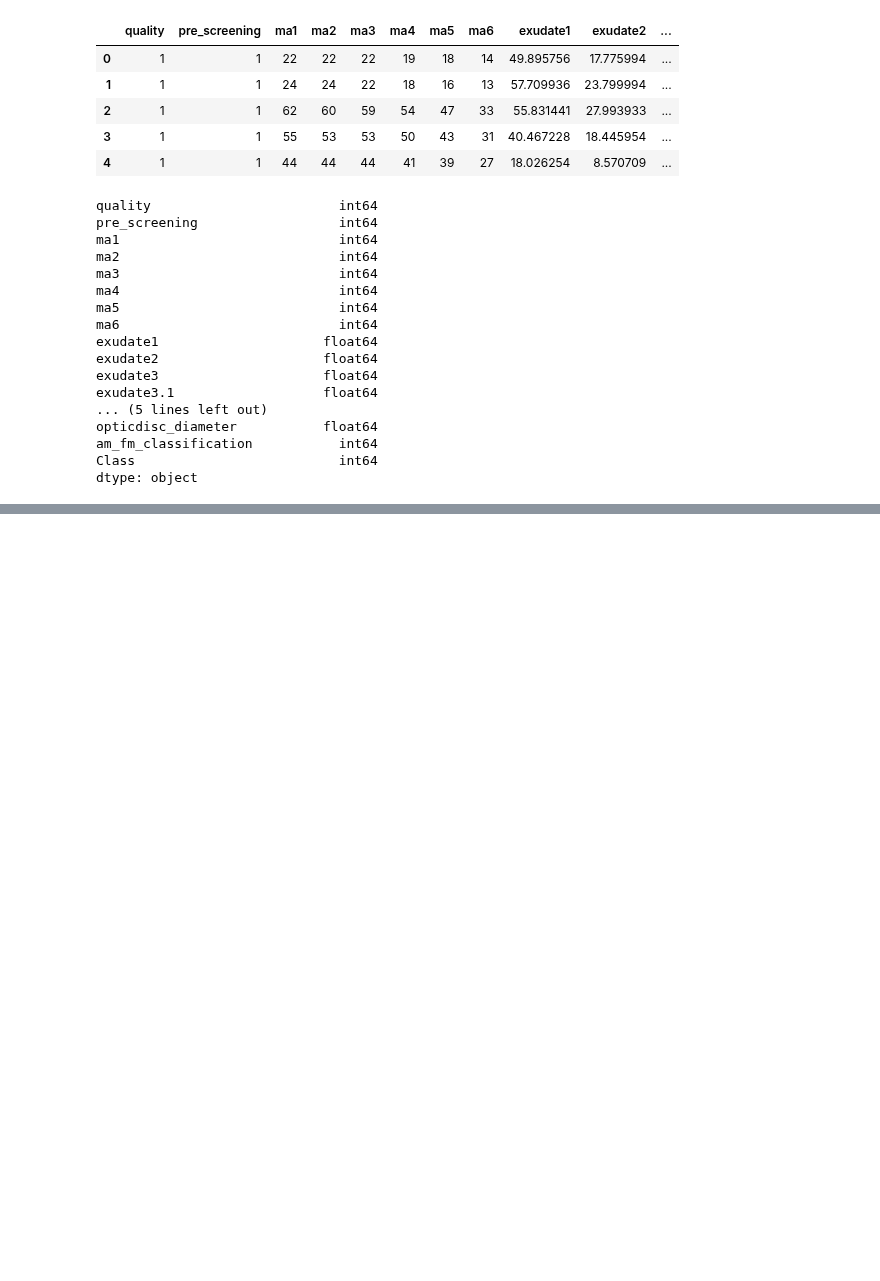
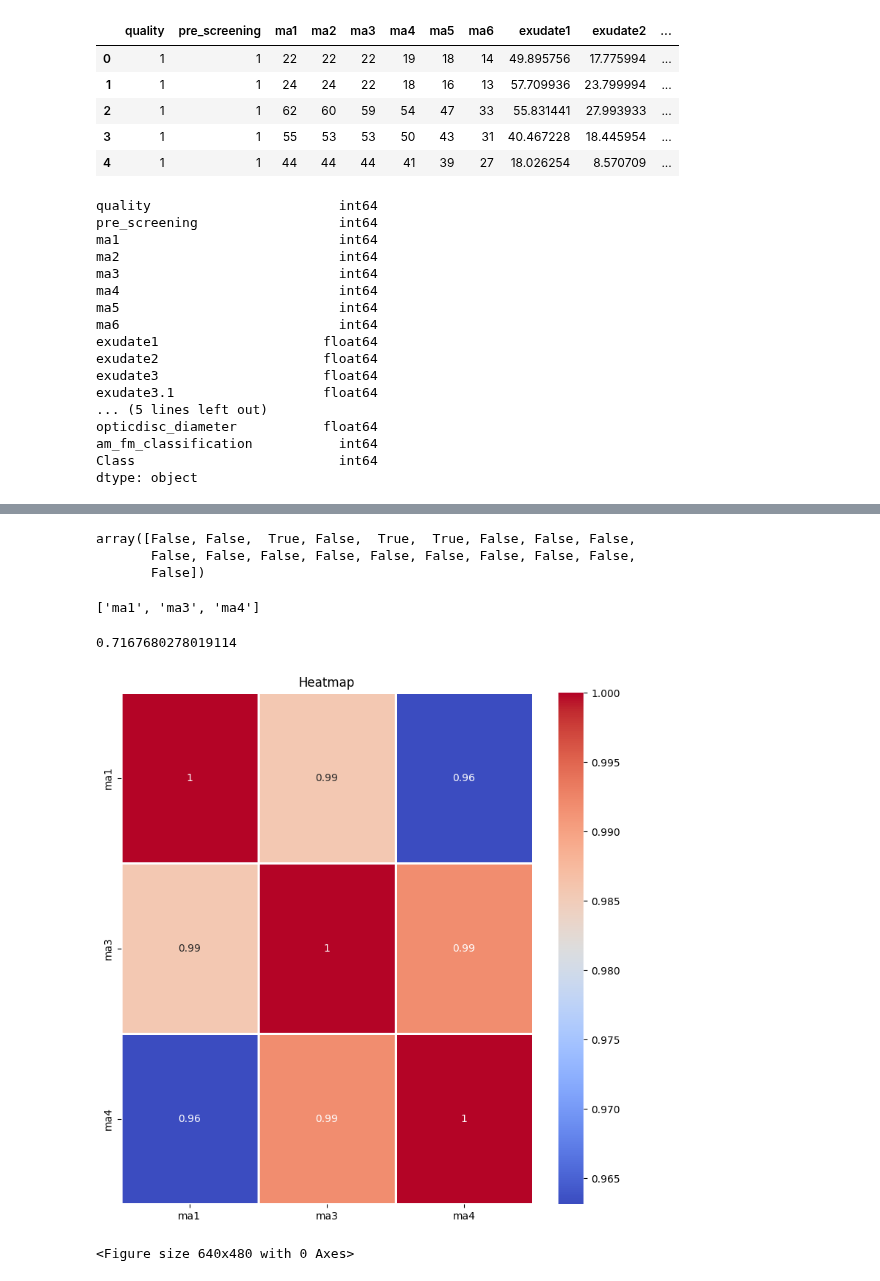
Before and after one commit to LiZoMark841619/Machine_learning, a Jupyter notebook: UCIMLREPO.ipynb, the cells around one changed output, grey strips where cells are left out. Saved outputs shown, nothing was run; the diff lists cells and outputs as text; code cells hidden in the pictures; blank space fills up the shorter version.

```diff
--- a/UCIMLREPO.ipynb
+++ b/UCIMLREPO.ipynb
@@ -84,0 +90,5 @@ dtype: object
+# %%
+lr = LogisticRegression(max_iter=1000)
+rfe = RFE(estimator=lr, n_features_to_select=3)
+# %%
+rfe.fit_transform(X, y)
@@ -84,0 +108,27 @@ dtype: object
+# %%
+rfe.support_
+# %% [output]
+array([False, False,  True, False,  True,  True, False, False, False,
+       False, False, False, False, False, False, False, False, False,
+       False])
+# %%
+features = [f for (f, support) in zip(columns, rfe.support_) if support]
+# %%
+features
+# %% [output]
+['ma1', 'ma3', 'ma4']
+# %%
+rfe.score(X, y)
+# %% [output]
+0.7167680278019114
+# %%
+corr_matrix = data[features].corr()
+# %%
+plt.figure(figsize=[9, 9])
+sns.heatmap(corr_matrix, annot=True, cmap='coolwarm', linecolor='white', linewidths=2)
+plt.title('Heatmap')
+plt.show()
+plt.clf()
+# %% [output]
+[figure, added]
+<Figure size 640x480 with 0 Axes>
```
Also changed, not shown: parts of 6 cells of this notebook.
